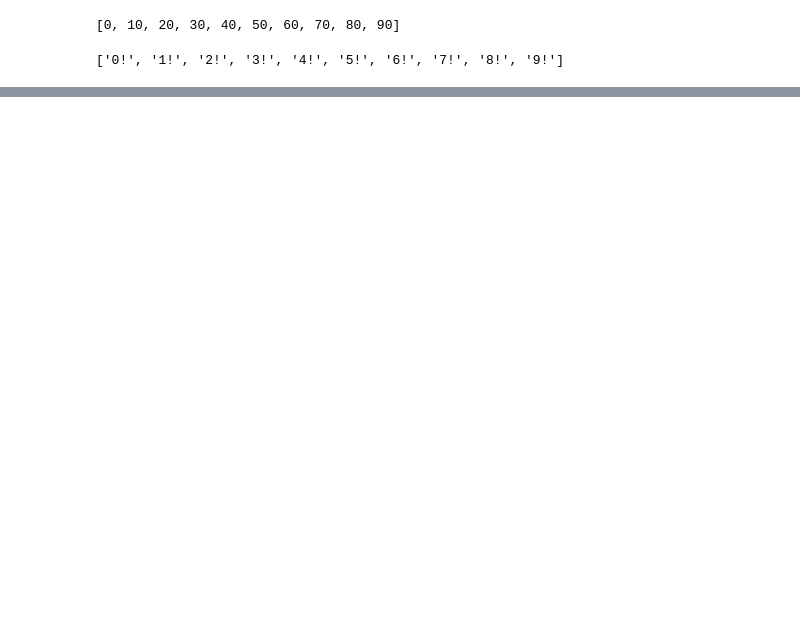
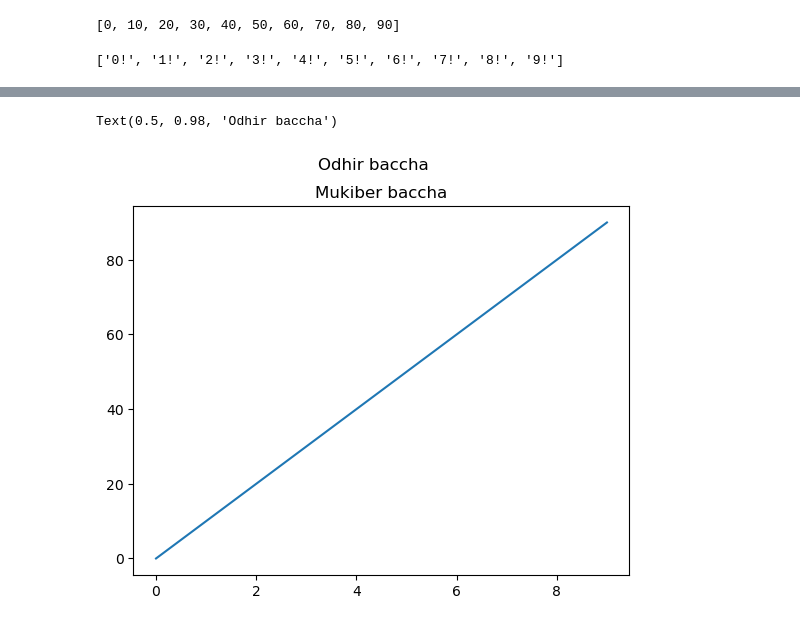
Before and after one commit to MukibHossain/Data-Visualization-using-Matplotlib-Numpy-Pandas, a Jupyter notebook: basics.ipynb, the cells around one changed output, grey strips where cells are left out. Drawn from its saved outputs; the diff is of its cells as text; code cells hidden in the pictures; blank space fills up the shorter version.

```diff
--- a/basics.ipynb
+++ b/basics.ipynb
@@ -17,0 +19,9 @@ plt.plot(data)
+# %%
+fig, ax = plt.subplots()
+
+ax.plot(data)
+ax.set_title("Mukiber baccha") # title for only chart
+fig.suptitle("Odhir baccha") #overall title
+# %% [output]
+Text(0.5, 0.98, 'Odhir baccha')
+[figure, added]
```
Also changed, not shown: parts of 1 cell of this notebook, 1 other file.
